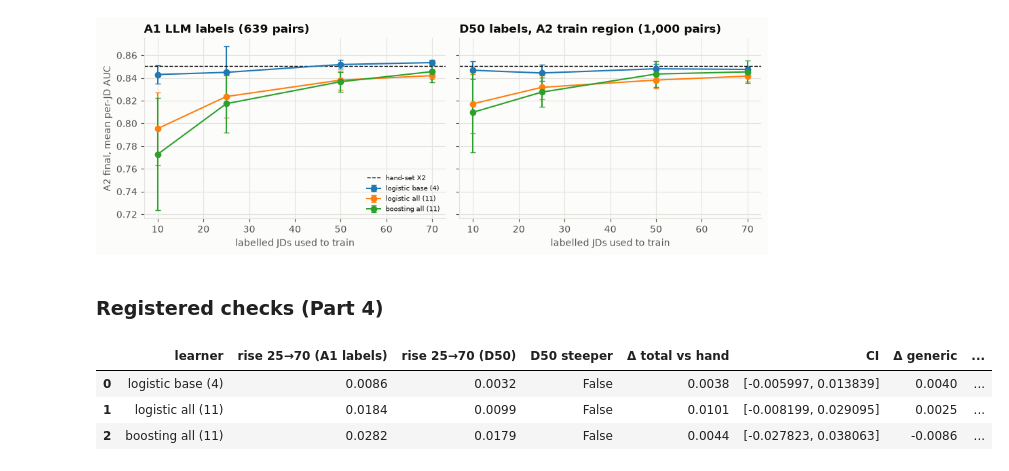
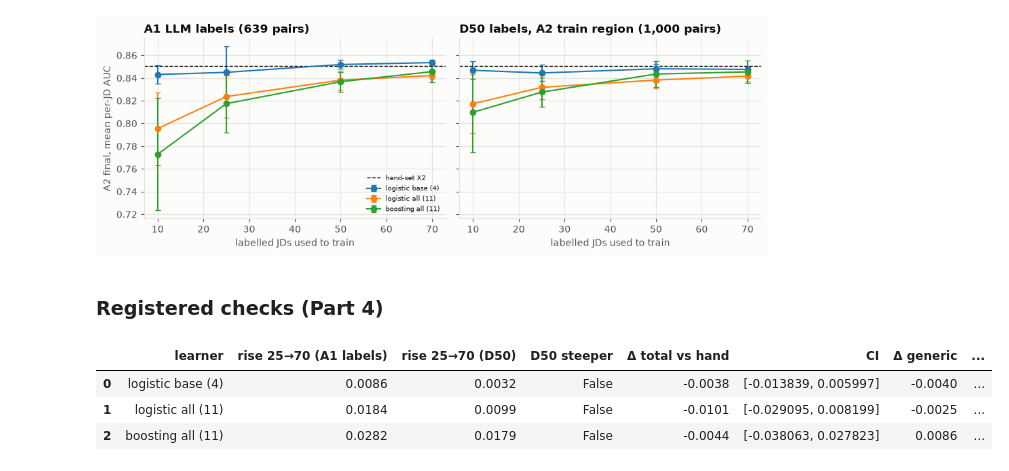
Before and after one commit to kuoyce/intelligent-candidate-screener, a Jupyter notebook: notebooks/19-learning-curves.ipynb, the cells around one changed output. Cells and saved outputs as stored; diff of their text form; code cells hidden in the pictures.

```diff
--- a/notebooks/19-learning-curves.ipynb
+++ b/notebooks/19-learning-curves.ipynb
@@ -90,7 +90,7 @@ for name, (kind, cols) in aw.LEARNERS.items():
     final[name] = f(X_a2e).set_axis(a2.pair_id)
 rows = []
 for name, s in final.items():
-    d = {sc: indomain.paired_delta(hand_s := scores["hand-set X2"], s, lab, a2, "auc", sc, "all", SEED) for sc in final_set.SCOPES}
+    d = {sc: indomain.paired_delta(s, scores["hand-set X2"], lab, a2, "auc", sc, "all", SEED) for sc in final_set.SCOPES}
     rows.append({"learner": name, "rise 25→70 JDs": rise[name], "still rising": bool(rise[name] > 0.01),
                  "Δ total vs hand": d["total"]["delta"], "CI": d["total"]["ci"],
                  "Δ generic": d["generic"]["delta"], "Δ targeted": d["targeted"]["delta"],
@@ -144,20 +144,20 @@ axes[0].set_ylabel("A2 final, mean per-JD AUC"); axes[0].legend(fontsize=7); plt
 # %%
 def rise_of(c):
     g = c.groupby(["learner", "train JDs"])["A2 AUC"].mean()
     return g.xs(70, level=1) - g.xs(25, level=1)
 r_a1, r_d50 = rise_of(curve), rise_of(curve50)
 rows = []
 for name, (kind, cols) in aw.LEARNERS.items():
     s = aw.fit_learner(kind, cols, X50, y50)(X_a2e)
-    d = {sc: indomain.paired_delta(scores["hand-set X2"], s, lab, a2, "auc", sc, "all", SEED) for sc in final_set.SCOPES}
+    d = {sc: indomain.paired_delta(s, scores["hand-set X2"], lab, a2, "auc", sc, "all", SEED) for sc in final_set.SCOPES}
     rows.append({"learner": name, "rise 25→70 (A1 labels)": r_a1[name], "rise 25→70 (D50)": r_d50[name],
                  "D50 steeper": bool(r_d50[name] - r_a1[name] > 0.01),
                  "Δ total vs hand": d["total"]["delta"], "CI": d["total"]["ci"],
                  "Δ generic": d["generic"]["delta"], "Δ targeted": d["targeted"]["delta"],
                  "bar met": bool(d["total"]["ci"][0] > 0 and d["generic"]["delta"] > 0 and d["targeted"]["delta"] > 0)})
 pd.DataFrame(rows).round(4)
 # %% [output]
 |  | learner | rise 25→70 (A1 labels) | rise 25→70 (D50) | D50 steeper | Δ total vs hand | CI | Δ generic | ... |
-| 0 | logistic base (4) | 0.0086 | 0.0032 | False | 0.0038 | [-0.005997, 0.013839] | 0.0040 | ... |
-| 1 | logistic all (11) | 0.0184 | 0.0099 | False | 0.0101 | [-0.008199, 0.029095] | 0.0025 | ... |
-| 2 | boosting all (11) | 0.0282 | 0.0179 | False | 0.0044 | [-0.027823, 0.038063] | -0.0086 | ... |
+| 0 | logistic base (4) | 0.0086 | 0.0032 | False | -0.0038 | [-0.013839, 0.005997] | -0.0040 | ... |
+| 1 | logistic all (11) | 0.0184 | 0.0099 | False | -0.0101 | [-0.029095, 0.008199] | -0.0025 | ... |
+| 2 | boosting all (11) | 0.0282 | 0.0179 | False | -0.0044 | [-0.038063, 0.027823] | 0.0086 | ... |
```
Also changed, not shown: parts of 1 cell of this notebook.
